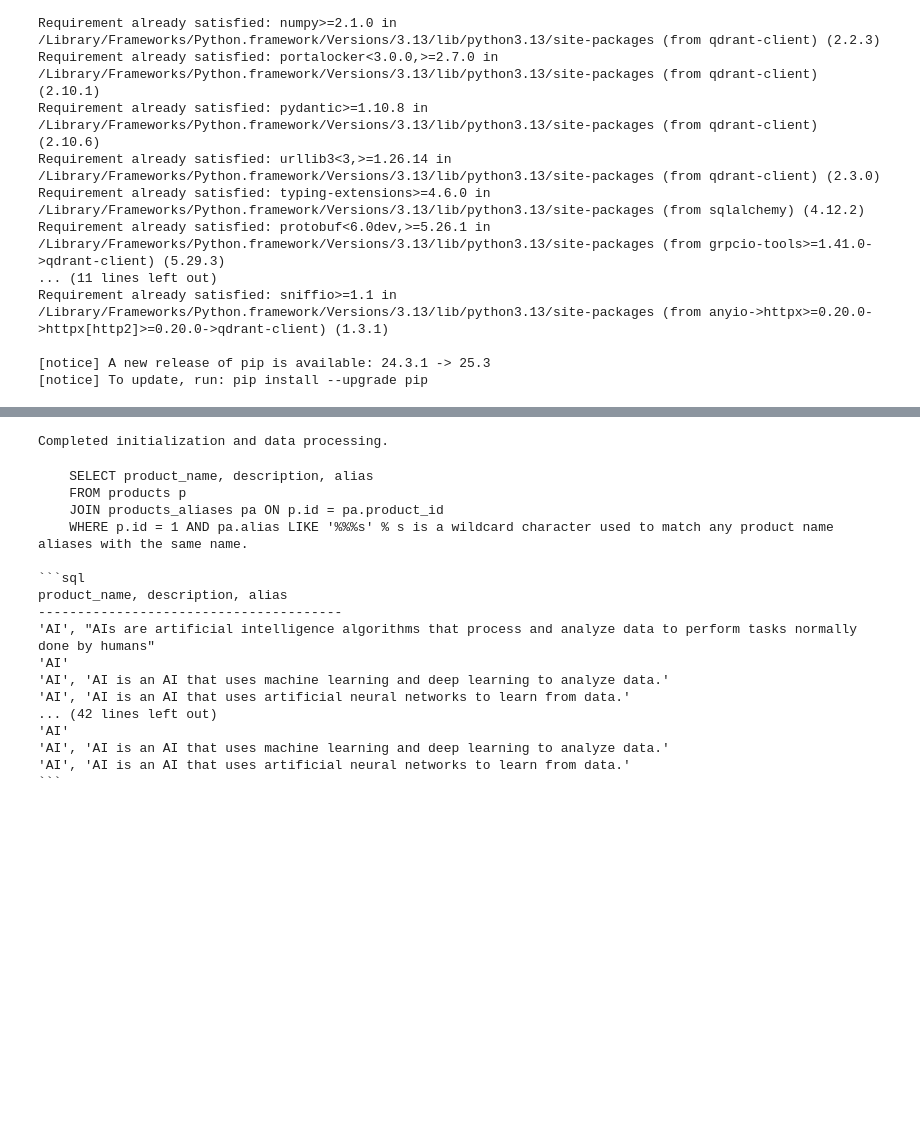
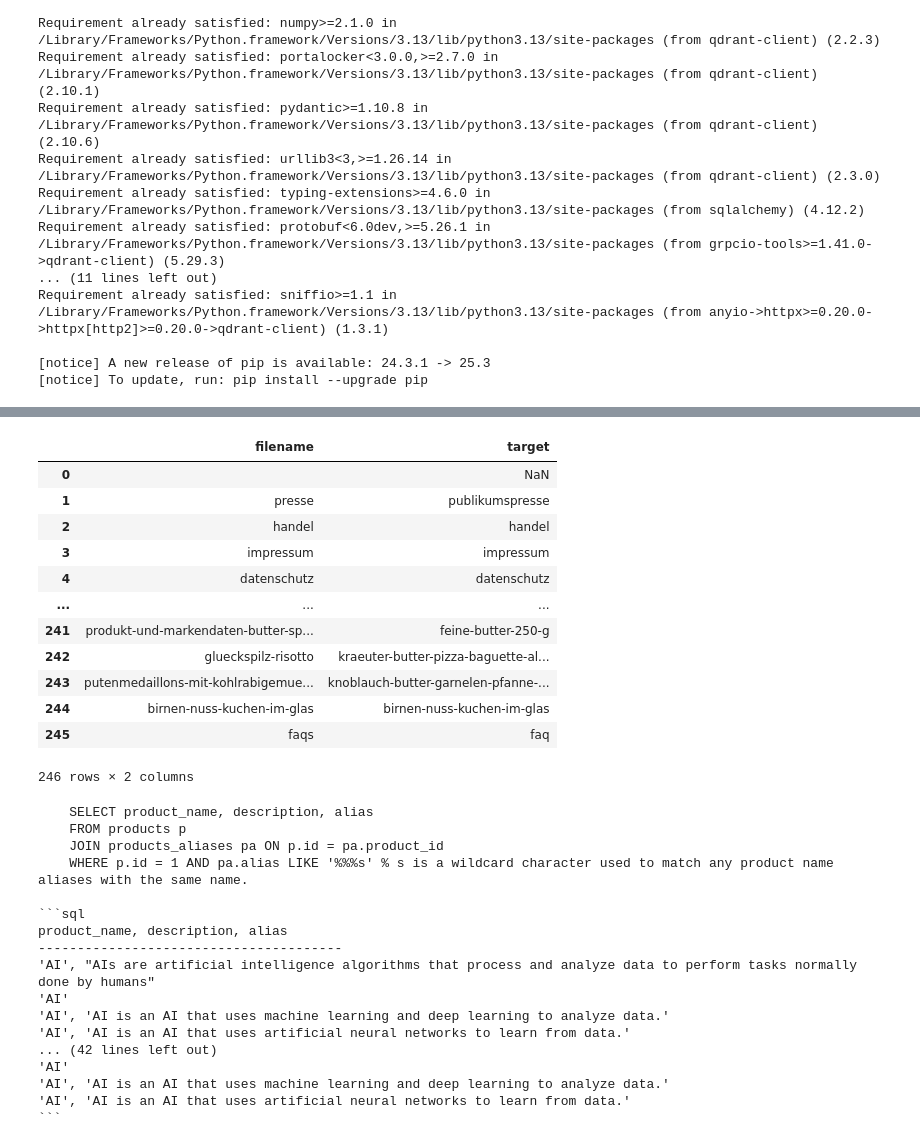
Before and after one commit to andreasrieger/on-prem-llms, a Jupyter notebook: main.ipynb, the cells around one changed output, grey strips where cells are left out. Drawn from its saved outputs; the diff is of its cells as text; code cells hidden in the pictures; blank space fills up the shorter version.

```diff
--- a/main.ipynb
+++ b/main.ipynb
@@ -21,0 +144,33 @@ Requirement already satisfied: sniffio>=1.1 in /Library/Frameworks/Python.framew
+# %%
+df2['embedding'] = df2['filename'].apply(vectorizer.generate_embeddings)
+df2.head(10)
+# %%
+def search_for_similar(o, p):
+    return qdrant.perform_search_in_qdrant(o, collection_name=collection_name, payload=p)
+
+
+def get_target_urls(df):
+    for i, row in df.iterrows():
+        return search_for_similar(row['embedding'], ['pl1', 'pl2'])
+
+
+def get_url_str(e, p):
+    res = search_for_similar(e, p)
+    return res[0].payload['pl2']
+
+df2['target'] = df2['embedding'].iloc[1:].apply(get_url_str, p=['pl1', 'pl2'])
+df2[['filename','target']].head(-10)
+# %% [output]
+|  | filename | target |
+| 0 |  | NaN |
+| 1 | presse | publikumspresse |
+| 2 | handel | handel |
+| 3 | impressum | impressum |
+| 4 | datenschutz | datenschutz |
+| ... | ... | ... |
+| 241 | produkt-und-markendaten-butter-sp... | feine-butter-250-g |
+| 242 | glueckspilz-risotto | kraeuter-butter-pizza-baguette-al... |
+| 243 | putenmedaillons-mit-kohlrabigemue... | knoblauch-butter-garnelen-pfanne-... |
+| 244 | birnen-nuss-kuchen-im-glas | birnen-nuss-kuchen-im-glas |
+| 245 | faqs | faq |
+246 rows × 2 columns
@@ -22,27 +183,13 @@ Requirement already satisfied: sniffio>=1.1 in /Library/Frameworks/Python.framew
 # %%
-import os, json
-import pandas as pd
-from modules import qdrant
-from modules.sqlite import write_df_to_sqlite
-from modules.archiver import generate_knowledge
-from modules.vectorizer import vectorize_dataframe_columns
-from modules.archiver import convert_pd_object_values_to_str
-
-file_name = '20251120-mfi-products.csv'
-delimiter = ';'
 collection_name = 'test_collection'
-
-
-def read_csv_file(f, d):
-    return pd.read_csv(os.path.join(os.getcwd(),f"input/{f}"), delimiter=d)
-
 
 # Load data, process it, and store in SQLite and Qdrant
 def load_data_and_process():
-    # Load the CSV file into a DataFrame
-    df = read_csv_file(file_name, delimiter)
+
+    # relevant_columns = [0]
     relevant_columns = [0,1,5,7,8,9,10,11,12,13,14,16,17,18,19,20,21]
     df = df.iloc[:,relevant_columns]
+    # return sys.getsizeof(df)
 
     # store the dataframe in sqlite
     res = write_df_to_sqlite(df)
@@ -51,6 +198,7 @@ def load_data_and_process():
 
     # Vectorize the DataFrame
     df_vec = vectorize_dataframe_columns(df) # @to do: check if vector length is covering all relevant columns
+    # return df_vec
 
     # Store the vectors in Qdrant
     res = qdrant.store_vectors_in_qdrant(df_vec, collection_name=collection_name)
@@ -62,9 +210,8 @@ def load_data_and_process():
 
 knowledge = load_data_and_process()
 # print(read_csv_file(file_name, delimiter).info())
+print(knowledge)
 print("Completed initialization and data processing.")
-# %% [output]
-Completed initialization and data processing.
 # %%
 import ollama
 from modules import input, qdrant, vectorizer
```
Also changed, not shown: parts of 10 cells of this notebook, 11 other files.
